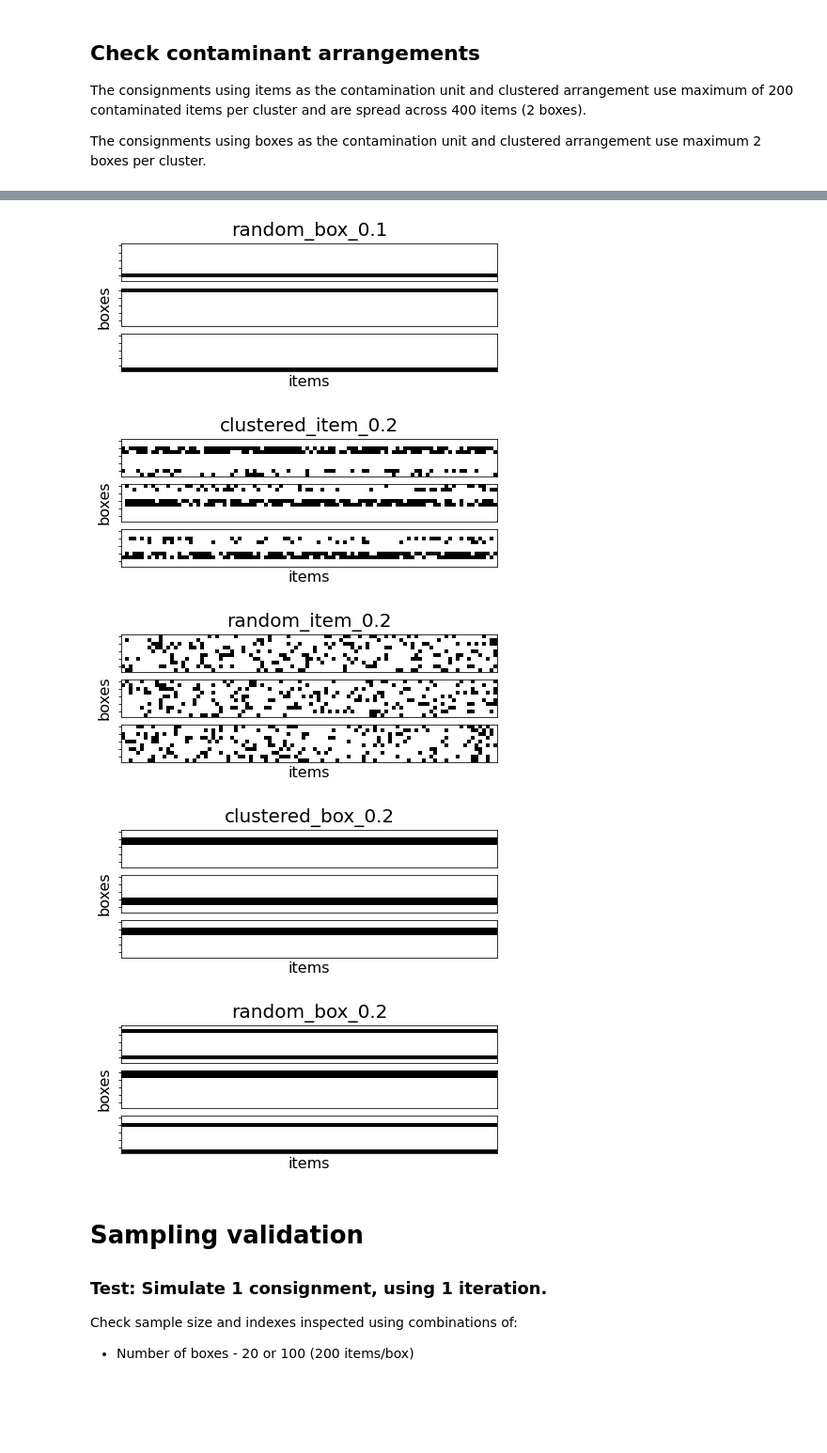
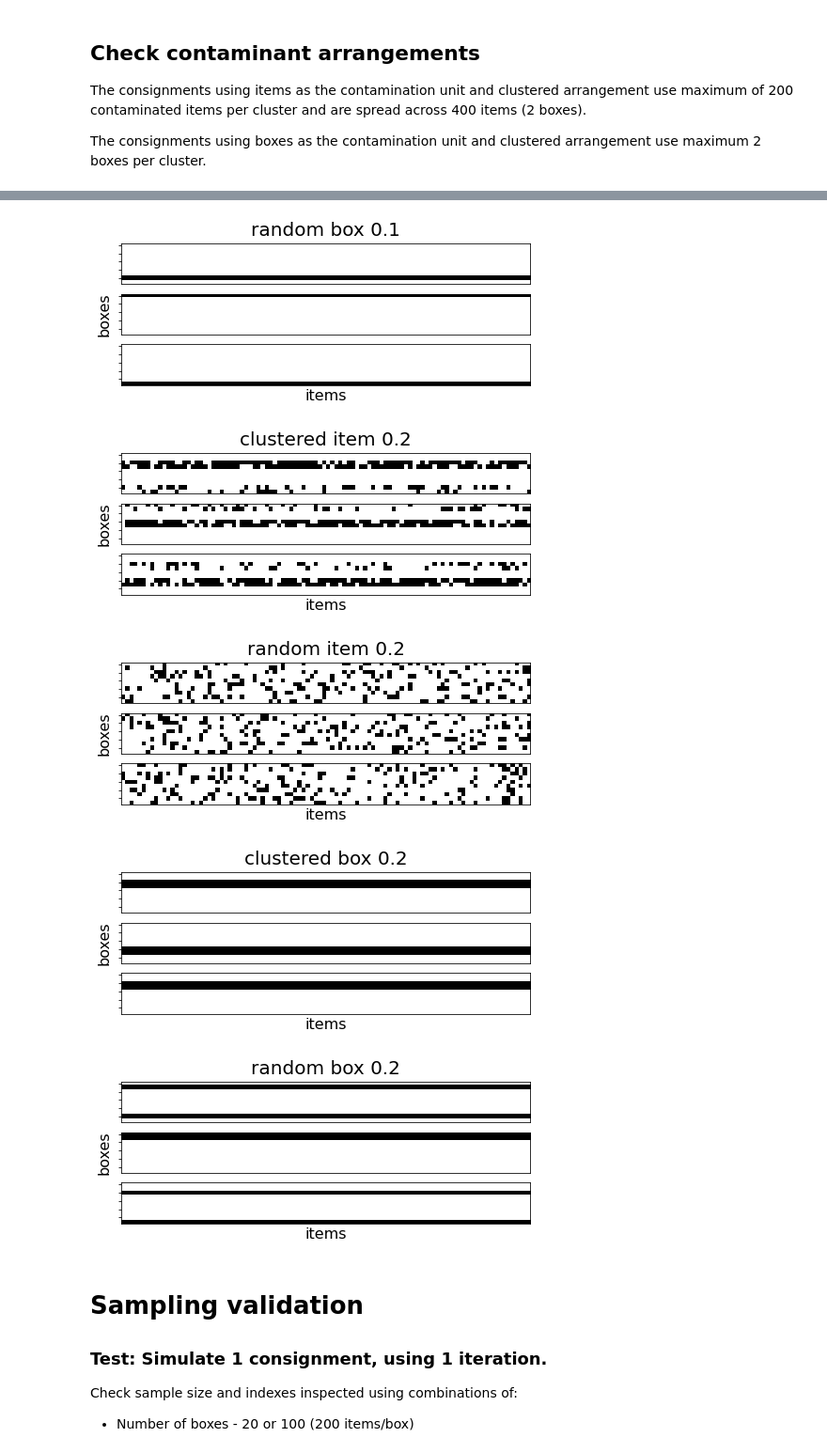
Before and after one commit to ncsu-landscape-dynamics/popsborder, a Jupyter notebook: validation_plots.ipynb, the cells around one changed output, grey strips where cells are left out. Shown at 94% size. Cells and saved outputs as stored; diff of their text form; code cells hidden in the pictures; blank space fills up the shorter version.

```diff
--- a/validation_plots.ipynb
+++ b/validation_plots.ipynb
@@ -85,7 +85,7 @@ contaminate_validation_results_1 = [i[1:3] for i in contaminate_validation_1]
 contaminate_validation_df_1 = save_scenario_result_to_pandas(
     contaminate_validation_results_1,
     config_columns=[
-        "consignment_name",
+        "consignment name",
         "consignment/boxes/min",
         "consignment/boxes/max",
         "consignment/items_per_box/default",
@@ -205,12 +205,12 @@ The consignments using boxes as the contamination unit and clustered arrangement
 contaminate_validation_items_unstacked = [i[0] for i in contaminate_validation_details_1]
 # %%
 # Plot items for each scenario and check contaminant arrangement and contamination unit
-scenarios = contaminate_validation_df_1["consignment_name"]
+scenarios = contaminate_validation_df_1["consignment name"]
 
 for index, scenario in enumerate(scenarios):
     contaminate_validation_items = np.stack(contaminate_validation_items_unstacked[index])
     items_by_consignment = np.vsplit(contaminate_validation_items, num_consignments_1)
-    fig, axs = plt.subplots(len(items_by_consignment), figsize=(16,2.5))
+    fig, axs = plt.subplots(len(items_by_consignment), figsize=(7.8,2.8))
     for i in range(len(items_by_consignment)):
         axs[i].matshow(items_by_consignment[i], cmap='Greys')
         axs[i].set_yticklabels([])
@@ -221,5 +221,6 @@ for index, scenario in enumerate(scenarios):
             axs[i].set_xlabel('items', fontsize=16)
         if i == 0:
             axs[i].set_title(scenario, fontsize=20)
+        #plt.tight_layout()
         fig.savefig(scenario + "_items.png")
 # %% [output]
@@ -233,8 +234,8 @@ for index, scenario in enumerate(scenarios):
-[figure, old version]
+[figure, new version]
-[figure, old version]
+[figure, new version]
-[figure, old version]
+[figure, new version]
-[figure, old version]
+[figure, new version]
-[figure, old version]
+[figure, new version]
 # %% [markdown]
 # Sampling validation
 
```
Also changed, not shown: parts of 13 cells of this notebook, 1 other file.
